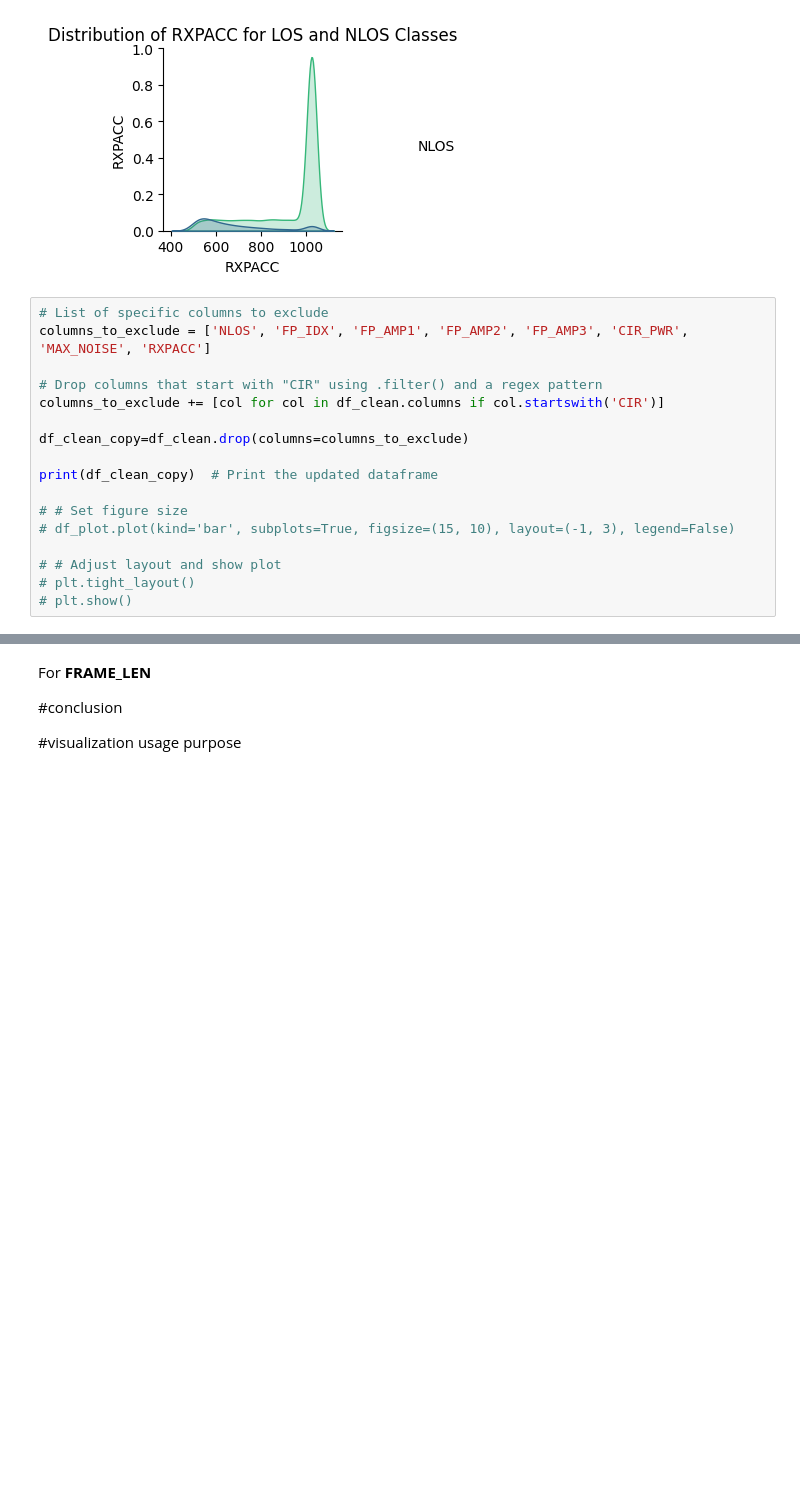
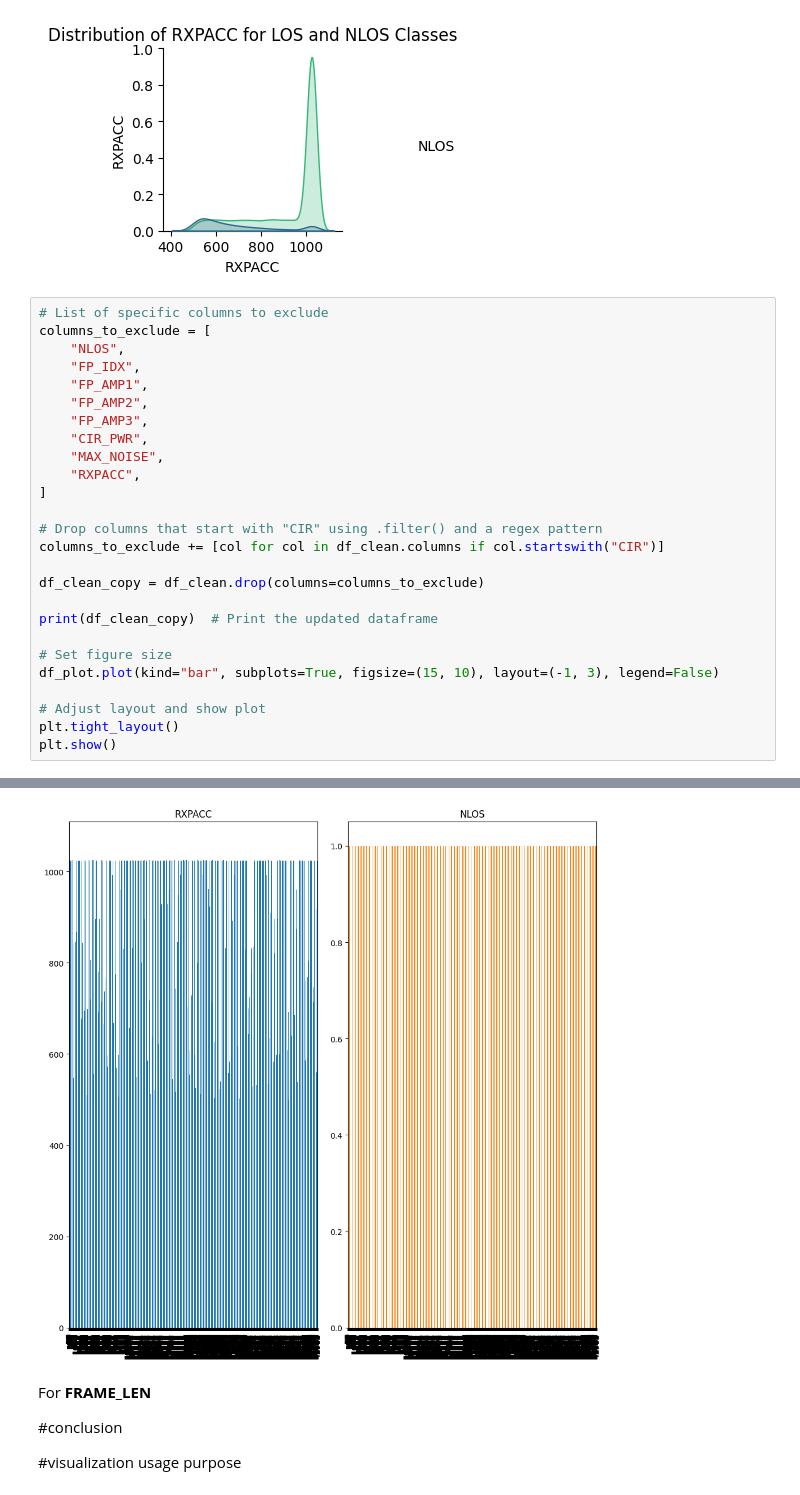
Before and after one commit to janaveniice/UoG-DA_Group17, a Jupyter notebook: los-nlos-model/model.ipynb, the cells around one changed output, grey strips where cells are left out. Drawn from its saved outputs; the diff is of its cells as text; blank space fills up the shorter version.

```diff
--- a/los-nlos-model/model.ipynb
+++ b/los-nlos-model/model.ipynb
@@ -516,36 +516,46 @@ plt.show()
 [figure]
 # %%
 # List of specific columns to exclude
-columns_to_exclude = ['NLOS', 'FP_IDX', 'FP_AMP1', 'FP_AMP2', 'FP_AMP3', 'CIR_PWR', 'MAX_NOISE', 'RXPACC']
+columns_to_exclude = [
+    "NLOS",
+    "FP_IDX",
+    "FP_AMP1",
+    "FP_AMP2",
+    "FP_AMP3",
+    "CIR_PWR",
+    "MAX_NOISE",
+    "RXPACC",
+]
 
 # Drop columns that start with "CIR" using .filter() and a regex pattern
-columns_to_exclude += [col for col in df_clean.columns if col.startswith('CIR')]
+columns_to_exclude += [col for col in df_clean.columns if col.startswith("CIR")]
 
-df_clean_copy=df_clean.drop(columns=columns_to_exclude)
+df_clean_copy = df_clean.drop(columns=columns_to_exclude)
 
 print(df_clean_copy)  # Print the updated dataframe
 
-# # Set figure size
-# df_plot.plot(kind='bar', subplots=True, figsize=(15, 10), layout=(-1, 3), legend=False)
+# Set figure size
+df_plot.plot(kind="bar", subplots=True, figsize=(15, 10), layout=(-1, 3), legend=False)
 
-# # Adjust layout and show plot
-# plt.tight_layout()
-# plt.show()
+# Adjust layout and show plot
+plt.tight_layout()
+plt.show()
 # %% [output]
        RANGE  STDEV_NOISE   CH  FRAME_LEN  PREAM_LEN  BITRATE  PRFR
 0       6.18        240.0  2.0       39.0     1024.0    110.0  64.0
 1       4.54         68.0  2.0       39.0     1024.0    110.0  64.0
 2       4.39         52.0  2.0       27.0     1024.0    110.0  64.0
 3       1.27         64.0  2.0       39.0     1024.0    110.0  64.0
 4       1.16         76.0  2.0       27.0     1024.0    110.0  64.0
 ...      ...          ...  ...        ...        ...      ...   ...
 41995   4.09         88.0  2.0       27.0     1024.0    110.0  64.0
 41996   2.18         44.0  2.0       39.0     1024.0    110.0  64.0
 41997   1.25         60.0  2.0       39.0     1024.0    110.0  64.0
 41998   3.17         64.0  2.0       39.0     1024.0    110.0  64.0
 41999   7.24         60.0  2.0       39.0     1024.0    110.0  64.0
 
 [42000 rows x 7 columns]
+[figure, added]
 # %% [markdown]
 For **FRAME_LEN**
 
```
Also changed, not shown: parts of 33 cells of this notebook.
